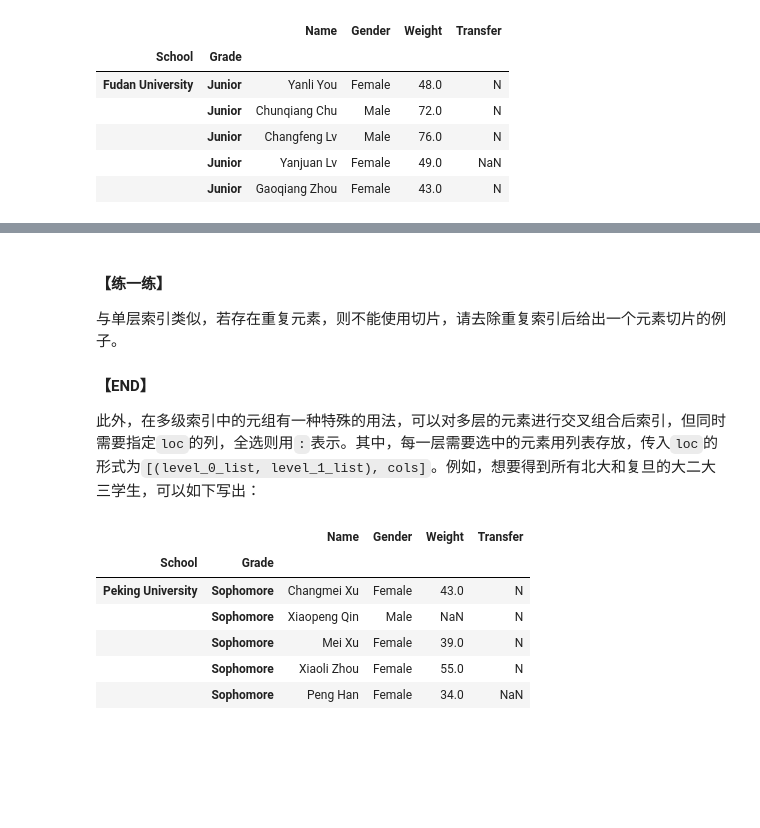
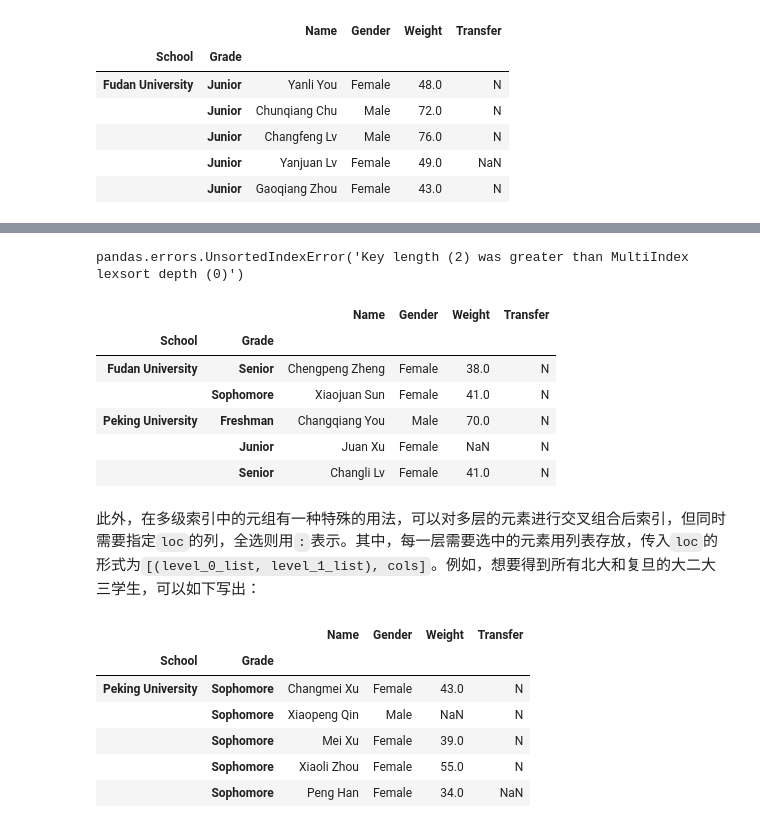
Before and after one commit to datawhalechina/joyful-pandas, a Jupyter notebook: notebook/第三章 索引.ipynb, the cells around one changed output, grey strips where cells are left out. Cells and saved outputs as stored; diff of their text form; code cells hidden in the pictures; blank space fills up the shorter version.

```diff
--- a/notebook/第三章 索引.ipynb
+++ b/notebook/第三章 索引.ipynb
@@ -609,10 +672,22 @@ df_multi.loc[lambda x:('Fudan University','Junior')].head()
+# %%
+try:
+    df_unique.loc[('Fudan University', 'Senior'):].head()
+except Exception as e:
+    Err_Msg = e
+Err_Msg
+# %% [output]
+pandas.errors.UnsortedIndexError('Key length (2) was greater than MultiIndex lexsort depth (0)')
+# %%
+df_unique.sort_index().loc[('Fudan University', 'Senior'):].head()
+# %% [output]
+|  |  | Name | Gender | Weight | Transfer |
+| School | Grade |  |  |  |  |
+| Fudan University | Senior | Chengpeng Zheng | Female | 38.0 | N |
+|  | Sophomore | Xiaojuan Sun | Female | 41.0 | N |
+| Peking University | Freshman | Changqiang You | Male | 70.0 | N |
+|  | Junior | Juan Xu | Female | NaN | N |
+|  | Senior | Changli Lv | Female | 41.0 | N |
 # %% [markdown]
-#### 【练一练】
-
-与单层索引类似，若存在重复元素，则不能使用切片，请去除重复索引后给出一个元素切片的例子。
-
-#### 【END】
-
 此外，在多级索引中的元组有一种特殊的用法，可以对多层的元素进行交叉组合后索引，但同时需要指定`loc`的列，全选则用`:`表示。其中，每一层需要选中的元素用列表存放，传入`loc`的形式为`[(level_0_list, level_1_list), cols]`。例如，想要得到所有北大和复旦的大二大三学生，可以如下写出：
 # %%
 res = df_multi.loc[(['Peking University', 'Fudan University'], ['Sophomore', 'Junior']), :]
```
Also changed, not shown: parts of 14 cells of this notebook, 19 other files.
